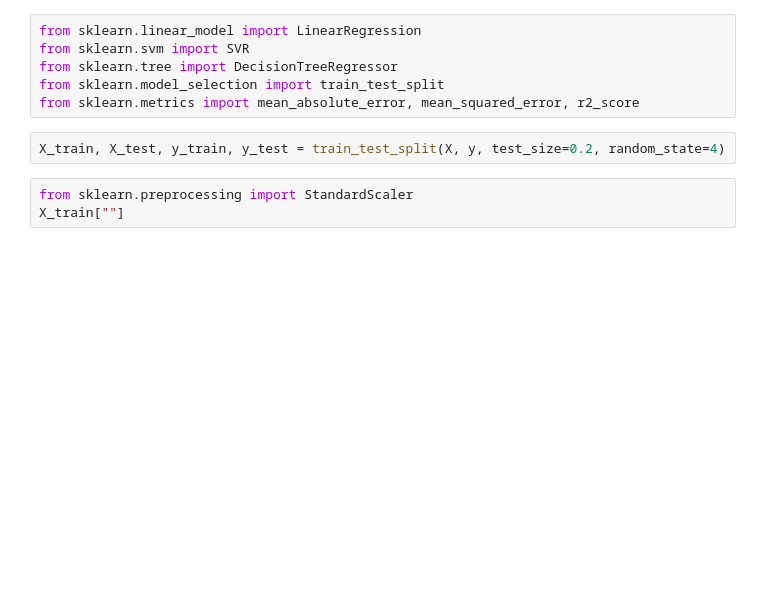
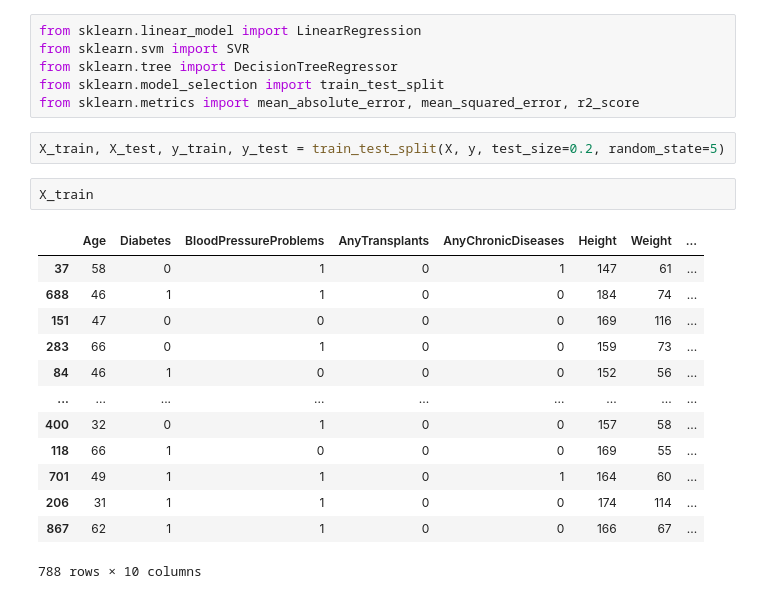
Before and after one commit to leylatulu/AdaLovelaceAcademy, a Jupyter notebook: exercises/week-6-exercise.ipynb, the cells around one changed output. Drawn from its saved outputs; the diff is of its cells as text; blank space fills up the shorter version.

```diff
--- a/exercises/week-6-exercise.ipynb
+++ b/exercises/week-6-exercise.ipynb
@@ -94,10 +97,23 @@ from sklearn.tree import DecisionTreeRegressor
 from sklearn.model_selection import train_test_split
 from sklearn.metrics import mean_absolute_error, mean_squared_error, r2_score
 # %%
-X_train, X_test, y_train, y_test = train_test_split(X, y, test_size=0.2, random_state=4)
+X_train, X_test, y_train, y_test = train_test_split(X, y, test_size=0.2, random_state=5)
-# %%
-from sklearn.preprocessing import StandardScaler
-X_train[""]
+# %%
+X_train
+# %% [output]
+|  | Age | Diabetes | BloodPressureProblems | AnyTransplants | AnyChronicDiseases | Height | Weight | ... |
+| 37 | 58 | 0 | 1 | 0 | 1 | 147 | 61 | ... |
+| 688 | 46 | 1 | 1 | 0 | 0 | 184 | 74 | ... |
+| 151 | 47 | 0 | 0 | 0 | 0 | 169 | 116 | ... |
+| 283 | 66 | 0 | 1 | 0 | 0 | 159 | 73 | ... |
+| 84 | 46 | 1 | 0 | 0 | 0 | 152 | 56 | ... |
+| ... | ... | ... | ... | ... | ... | ... | ... | ... |
+| 400 | 32 | 0 | 1 | 0 | 0 | 157 | 58 | ... |
+| 118 | 66 | 1 | 0 | 0 | 0 | 169 | 55 | ... |
+| 701 | 49 | 1 | 1 | 0 | 1 | 164 | 60 | ... |
+| 206 | 31 | 1 | 1 | 0 | 0 | 174 | 114 | ... |
+| 867 | 62 | 1 | 1 | 0 | 0 | 166 | 67 | ... |
+788 rows × 10 columns
 # %%
 lr = LinearRegression()
 lr.fit(X_train, y_train)
```
Also changed, not shown: parts of 8 cells of this notebook.
